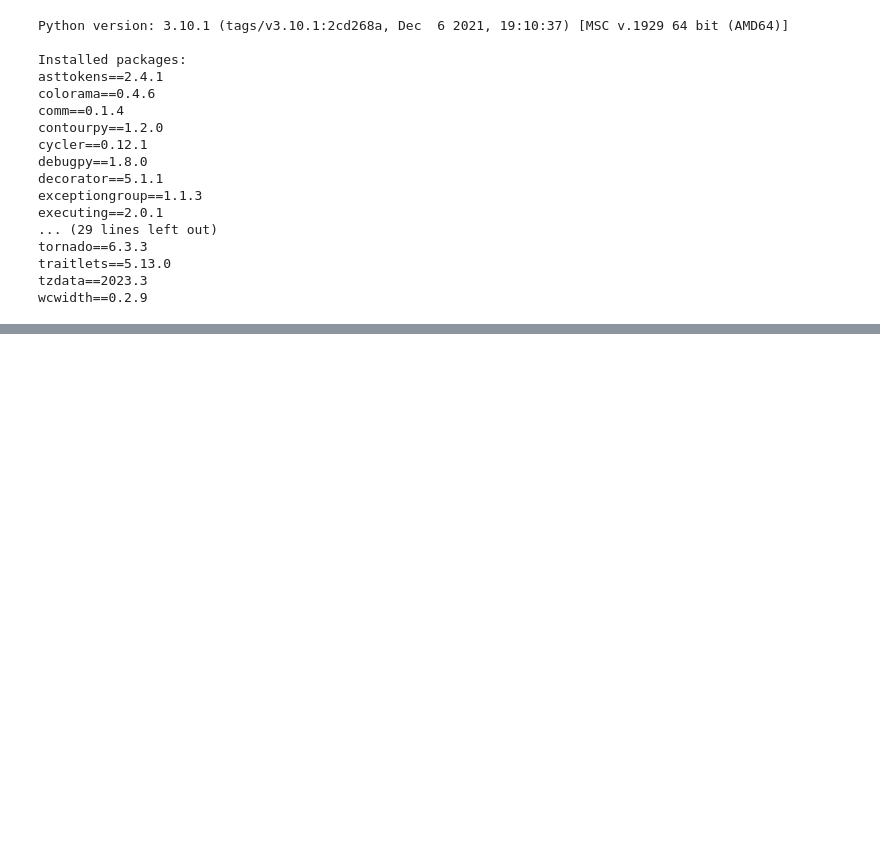
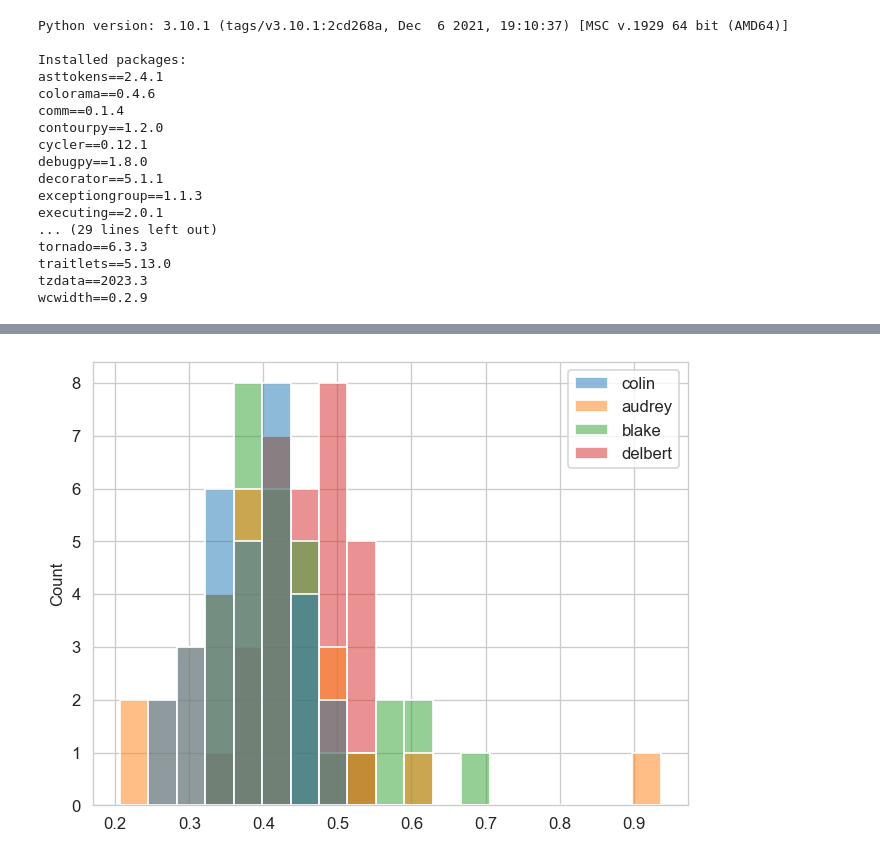
Before and after one commit to haganenoneko/ScienceClub, a Jupyter notebook: notebooks/ReactionTime_1.ipynb, the cells around one changed output, grey strips where cells are left out. Saved outputs shown, nothing was run; the diff lists cells and outputs as text; code cells hidden in the pictures; blank space fills up the shorter version.

```diff
--- a/notebooks/ReactionTime_1.ipynb
+++ b/notebooks/ReactionTime_1.ipynb
@@ -49,0 +111,18 @@ FileNotFoundError: [Errno 2] No such file or directory: 'c:\\Users\\delbe\\Docum
+# %%
+# set a random seed
+np.random.seed(3112023)
+
+# number of measurements
+n = 30
+
+# create a new dataframe
+df_1 = pd.DataFrame.from_dict(
+    dict(
+        colin=0.4 + np.random.randn(n)*0.06,
+        audrey=0.3 + np.random.randn(n)*0.06 + np.random.exponential(0.1, n),
+        blake=0.38 + np.random.randn(n)*0.06 + np.random.exponential(0.05, n),
+        delbert=0.35 + np.random.randn(n)*0.07 + np.random.laplace(0.1, 0.01, n)
+    )
+)
+
+df_1.head()
@@ -51,0 +246,5 @@ plt.style.use('default')
+# %%
+# create a histogram
+ax = sns.histplot(data=df_1)
+# %% [output]
+[figure, added]
```
Also changed, not shown: parts of 28 cells of this notebook.
